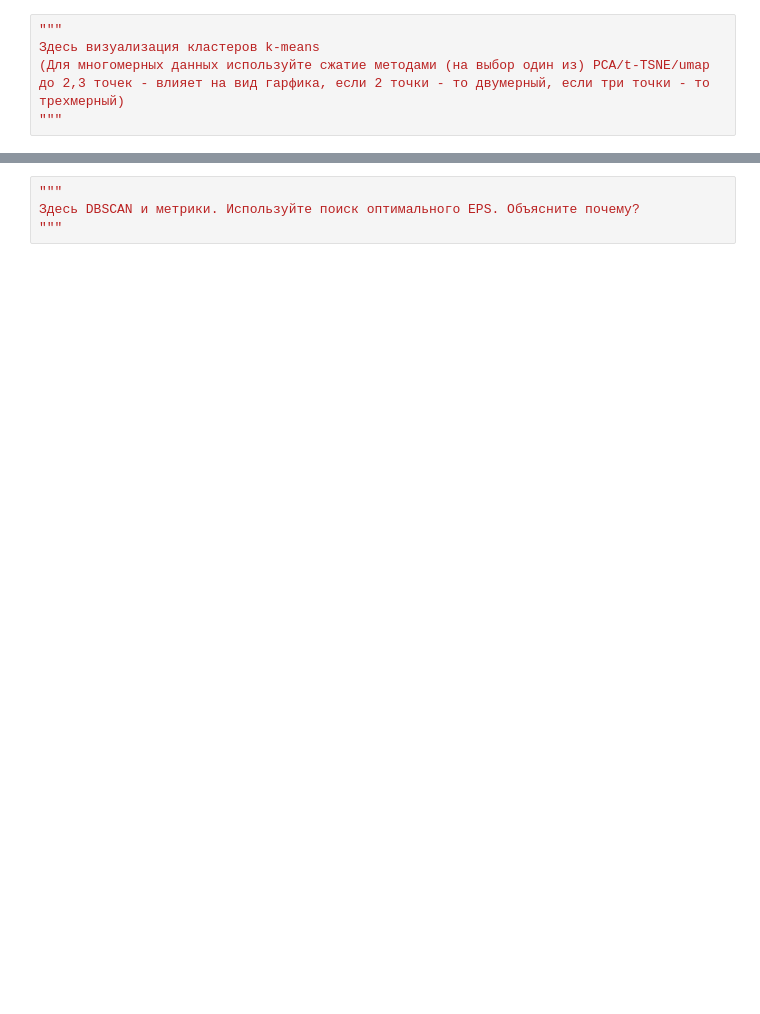
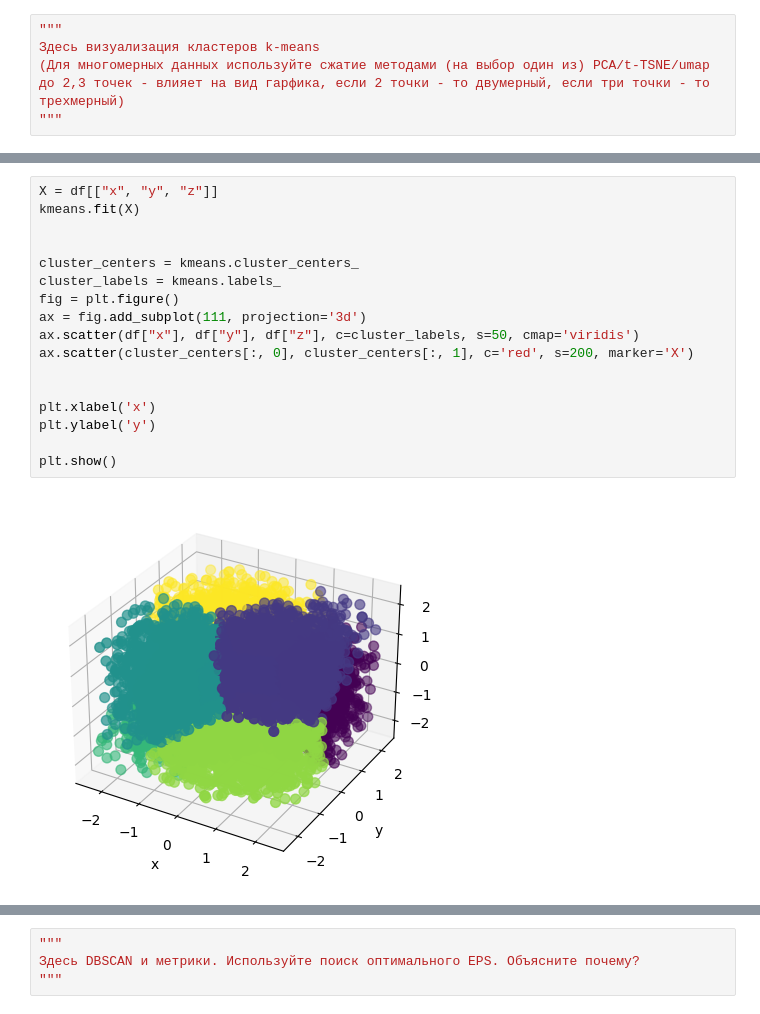
Before and after one commit to linalex13666/Labs, a Jupyter notebook: lab4/Задание_4.ipynb, the cells around one changed output, grey strips where cells are left out. Drawn from its saved outputs; the diff is of its cells as text; blank space fills up the shorter version.

```diff
--- a/lab4/Задание_4.ipynb
+++ b/lab4/Задание_4.ipynb
@@ -228,0 +269,19 @@ memory usage: 4.1 MB
+# %%
+X = df[["x", "y", "z"]]
+kmeans.fit(X)
+
+
+cluster_centers = kmeans.cluster_centers_
+cluster_labels = kmeans.labels_
+fig = plt.figure()
+ax = fig.add_subplot(111, projection='3d')
+ax.scatter(df["x"], df["y"], df["z"], c=cluster_labels, s=50, cmap='viridis')
+ax.scatter(cluster_centers[:, 0], cluster_centers[:, 1], c='red', s=200, marker='X')
+
+
+plt.xlabel('x')
+plt.ylabel('y')
+
+plt.show()
+# %% [output]
+[figure, added]
```
Also changed, not shown: parts of 10 cells of this notebook.
